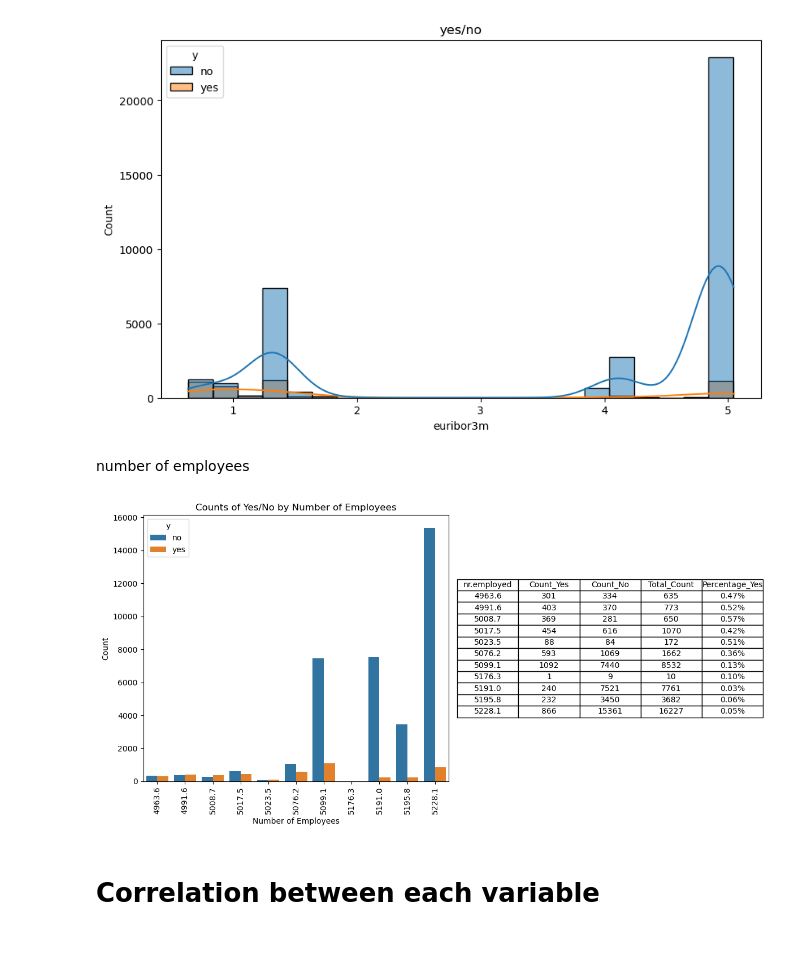
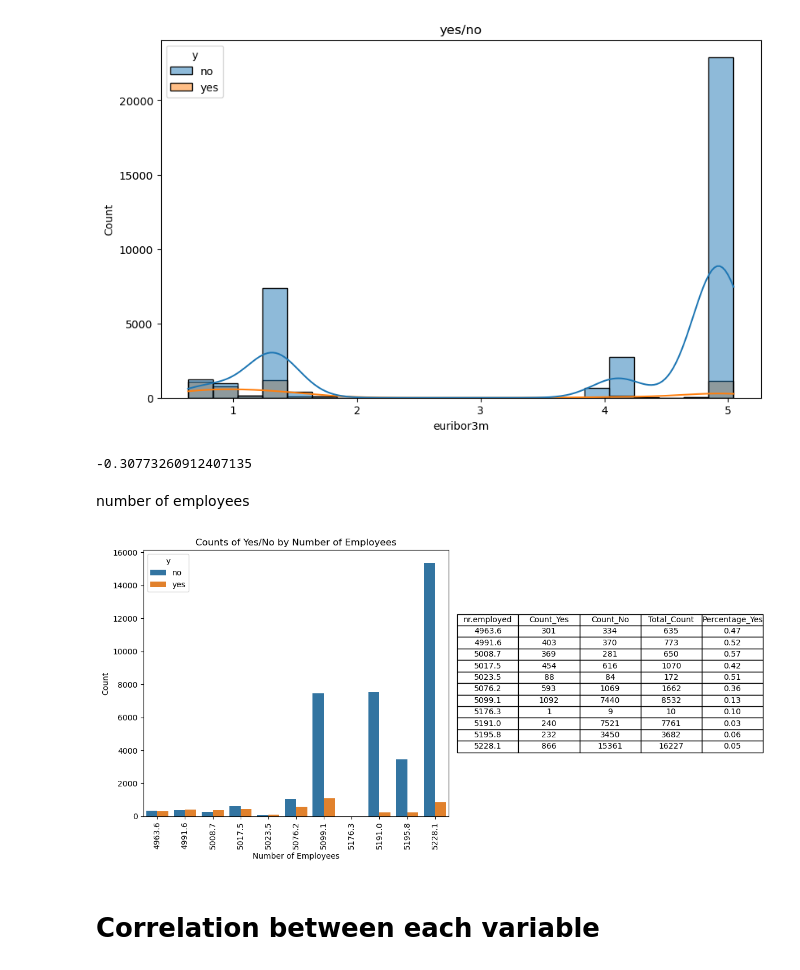
Before and after one commit to rishicarter/Bank_Marketing_Group_Project, a Jupyter notebook: notebooks/week10/EDA_bank-additional-full.ipynb, the cells around one changed output. Cells and saved outputs as stored; diff of their text form; code cells hidden in the pictures.

```diff
--- a/notebooks/week10/EDA_bank-additional-full.ipynb
+++ b/notebooks/week10/EDA_bank-additional-full.ipynb
@@ -1083,51 +1096,56 @@ plt.title('yes/no')
 plt.show()
 # %% [output]
 [figure]
+# %%
+pearson_corr = df_map['euribor3m'].corr(df_map['y'])
+pearson_corr
+# %% [output]
+-0.30773260912407135
 # %% [markdown]
 number of employees
 # %%
 aggregations = {
     'Count_Yes': lambda x: (x == 'yes').sum(),
     'Count_No': lambda x: (x == 'no').sum(),
     'Total_Count': 'count',
     'Percentage_Yes': lambda x: (x == 'yes').sum() / x.count()
 }
 
-# Use 'groupby' with 'agg' to calculate the counts and percentages
+
 result = df.groupby('nr.employed')['y'].agg(**aggregations)
 
-# Reset the index to make 'nr.employed' a column
+
 result = result.reset_index()
 
-# Format the 'Percentage_Yes' column to display it with 2 decimal places
-result['Percentage_Yes'] = result['Percentage_Yes'].apply(lambda x: f'{x:.2f}%')
 
-# Create subplots with 1 row and 2 columns
+result['Percentage_Yes'] = result['Percentage_Yes'].apply(lambda x: f'{x:.2f}')
+
+
 fig, (ax1, ax2) = plt.subplots(1, 2, figsize=(12, 6))
 
-# Create the countplot
+
 sns.countplot(data=df, x='nr.employed', hue='y', ax=ax1)
 
-# Set labels and title for the countplot
+
 ax1.set_xlabel('Number of Employees')
 ax1.set_ylabel('Count')
 ax1.set_title('Counts of Yes/No by Number of Employees')
-ax1.tick_params(axis='x', rotation=90)  # Rotate x-axis labels for better readability if needed
+ax1.tick_params(axis='x', rotation=90)
 
-# Display the result table
-ax2.axis('off')  # Turn off axis for the table
+
+ax2.axis('off')
 table = ax2.table(cellText=result.values, colLabels=result.columns, cellLoc='center', loc='center')
 
-# Adjust the table layout
+
 table.auto_set_font_size(False)
 table.set_fontsize(10)
 table.scale(1, 1.2)
 
-# Show the subplots
+
 plt.tight_layout()
 plt.show()
 # %% [output]
-[figure, old version]
+[figure, new version]
 # %% [markdown]
 # Correlation between each variable
 # %%
```
Also changed, not shown: parts of 48 cells of this notebook.
